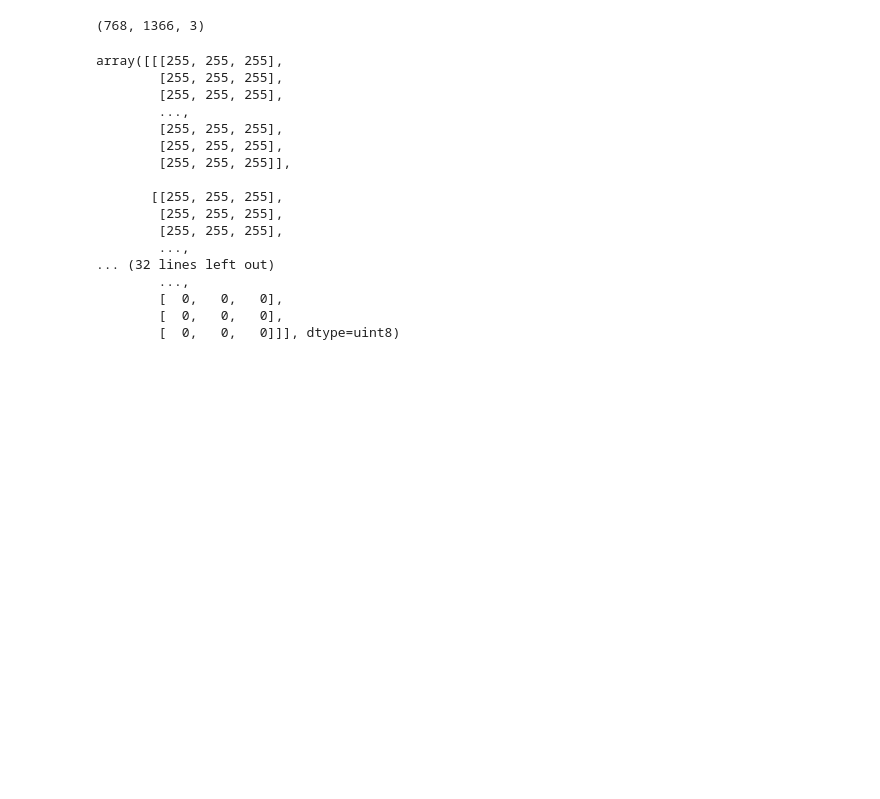
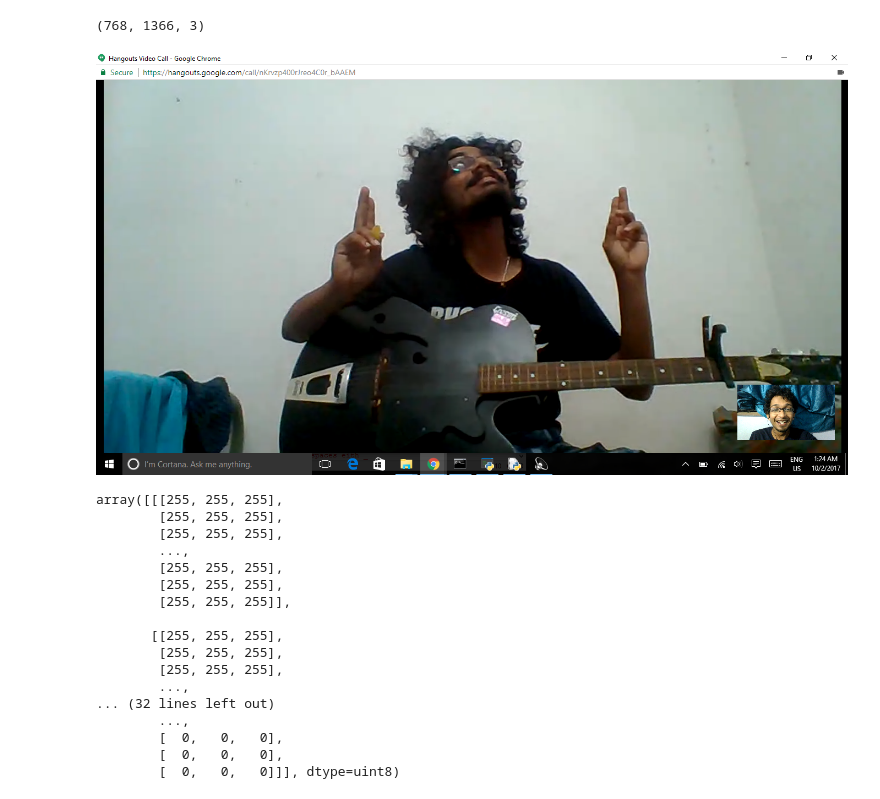
Before and after one commit to n0obcoder/image_recognition, a Jupyter notebook: bw deepi with guitar.ipynb, the cells around one changed output. Drawn from its saved outputs; the diff is of its cells as text; code cells hidden in the pictures; blank space fills up the shorter version.

```diff
--- a/bw deepi with guitar.ipynb
+++ b/bw deepi with guitar.ipynb
@@ -72,6 +72,10 @@ array([[[255, 255, 255],
 iar.shape
 # %% [output]
 (768, 1366, 3)
+# %%
+i
+# %% [output]
+[figure, added]
 # %%
  threshold(iar)
 # %% [output]
```
